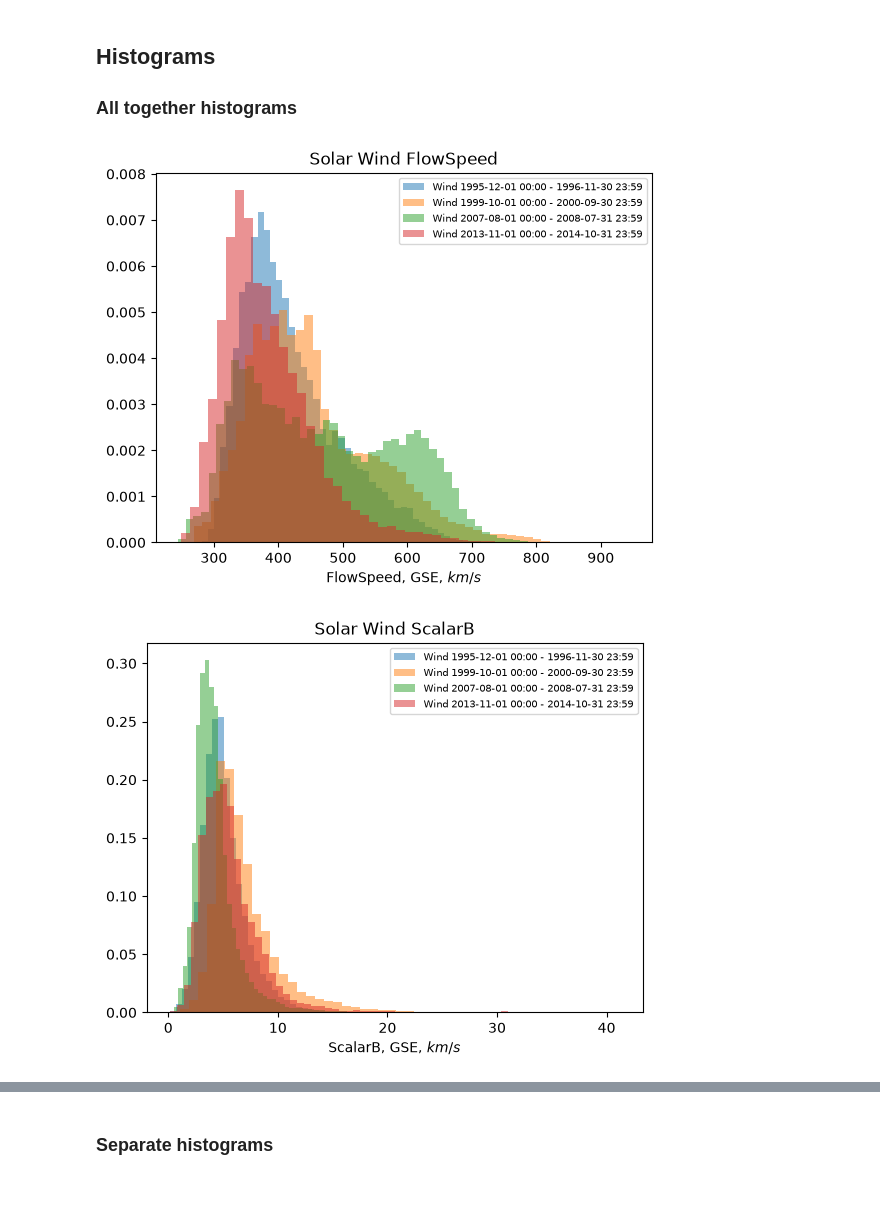
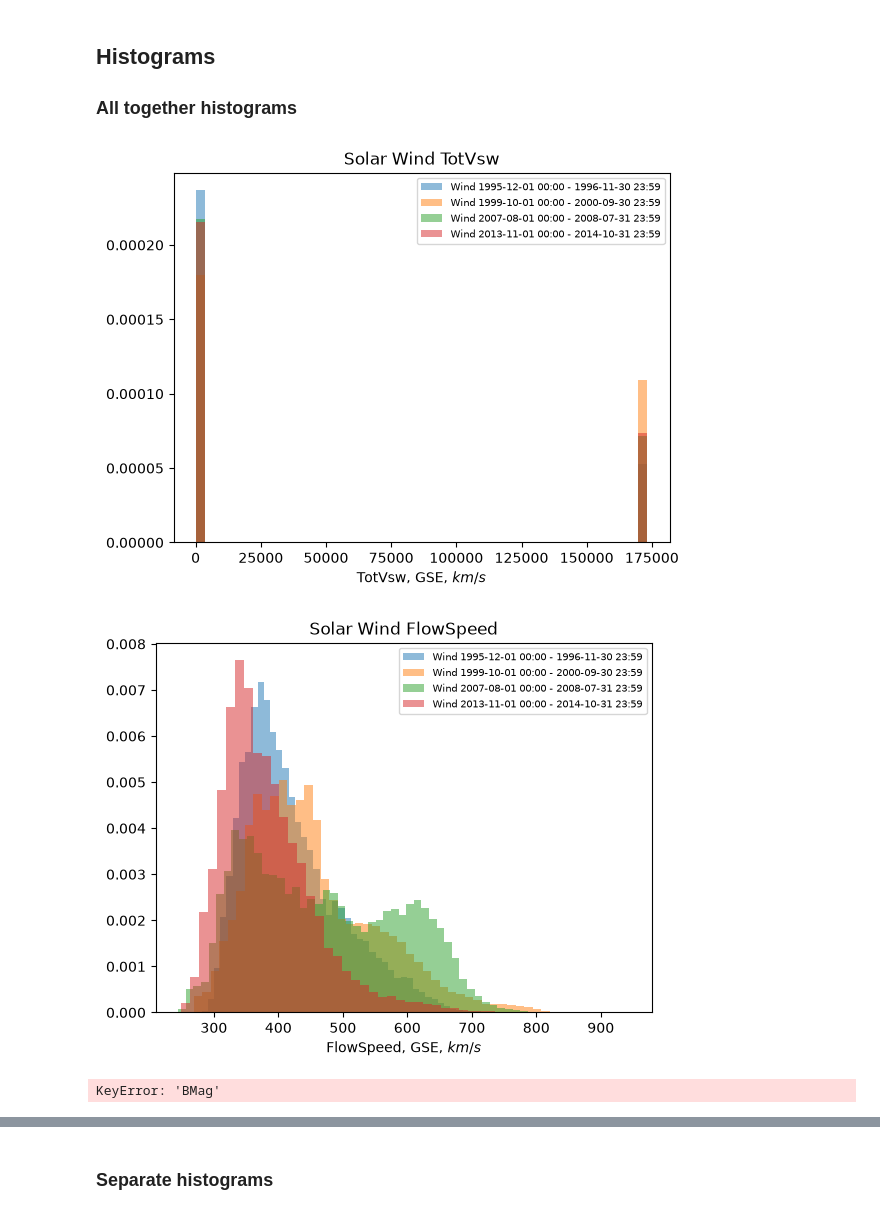
Before and after one commit to rahyndman/SolarWindCode, a Jupyter notebook: PlottingDataWindOnlyData.ipynb, the cells around one changed output, grey strips where cells are left out. Saved outputs shown, nothing was run; the diff lists cells and outputs as text; code cells hidden in the pictures.

```diff
--- a/PlottingDataWindOnlyData.ipynb
+++ b/PlottingDataWindOnlyData.ipynb
@@ -678,16 +664,17 @@ PlotBRemoveFiller(dataTSC24Max)
 # %%
 # Histogram formatting - all together
 Bin = 50
 Alpha = 0.5
 Legend = 7.5
 # Plotting = ["TotVsw", "BMag", "Bx_GSEGSM", "ByGSE", "BzGSE"]
-Plotting = ["FlowSpeed", "ScalarB", "Bx_GSEGSM", "ByGSE", "BzGSE"]
-fillerValues = [99999.9, 9999.99, 9999.99, 9999.99, 9999.99]
+Plotting = ["TotVsw", "FlowSpeed", "BMag", "ScalarB", "Bx_GSEGSM", "ByGSE", "BzGSE"]
+fillerValues = [99999.9, 99999.9, 9999.99, 9999.99, 9999.99, 9999.99, 9999.99]
 
 dataTimeSerieses = [dataTSC23Min, dataTSC23Max, dataTSC24Min, dataTSC24Max]
 StartAndEnd = [[startDateC23Min, endDateC23Min], [startDateC23Max, endDateC23Max], [startDateC24Min, endDateC24Min], [startDateC24Max, endDateC24Max]]
 
 PlotHistTogetherRemoveFiller(dataTimeSerieses, Plotting, fillerValues)
 # %% [output]
-[figure, old version]
+[figure, new version]
-[figure, old version]
+[figure, new version]
+KeyError: 'BMag'
```
Also changed, not shown: parts of 7 cells of this notebook, 1 other file.
